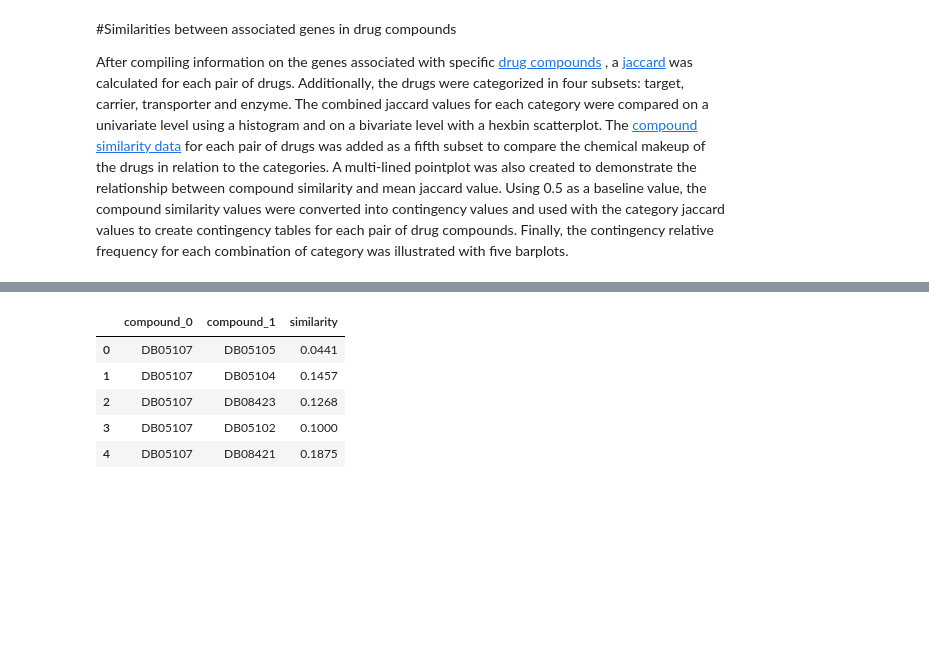
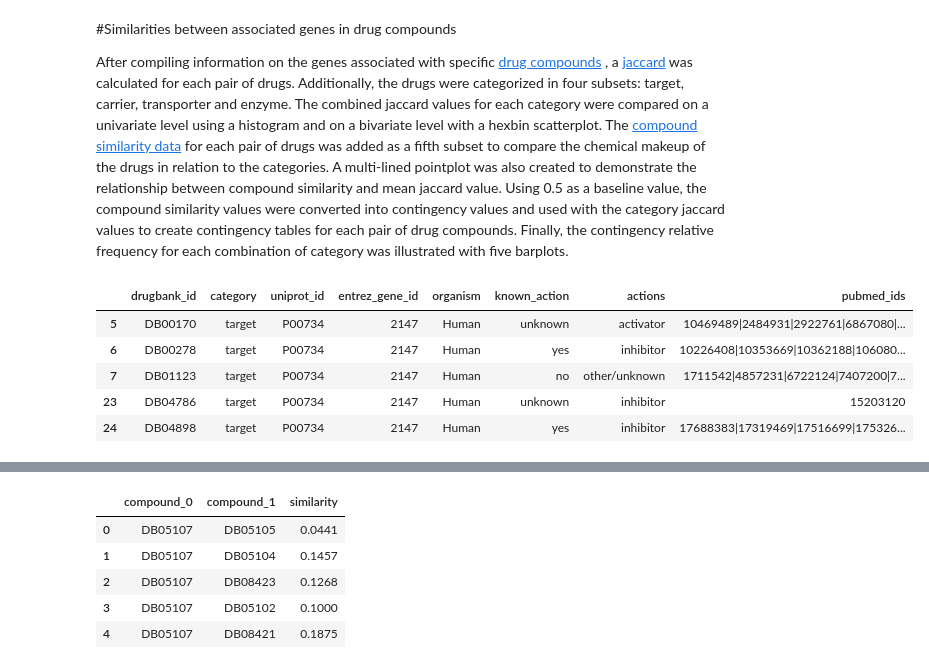
Before and after one commit to sabrinalchen/drugbank-similarity, a Jupyter notebook: similarities.ipynb, the cells around one changed output, grey strips where cells are left out. Saved outputs shown, nothing was run; the diff lists cells and outputs as text; code cells hidden in the pictures; blank space fills up the shorter version.

```diff
--- a/similarities.ipynb
+++ b/similarities.ipynb
@@ -17,18 +17,27 @@ import scipy
 # %%
 commit = '3e87872db5fca5ac427ce27464ab945c0ceb4ec6' #commit code is unique to this data
 
 # Read subset of DrugBank compounds
 url = 'https://raw.githubusercontent.com/dhimmel/drugbank/{}/data/drugbank-slim.tsv'.format(commit)
 drugbank_df = pandas.read_table(url)
 drugbank_df.head()
 
 # Read protein-compound relationships
 url = 'https://raw.githubusercontent.com/dhimmel/drugbank/{}/data/proteins.tsv'.format(commit)
 protein_df = pandas.read_table(url)
 
 # remove rows from protein_df whose drugbank_ids are not in the slim dataset
 protein_df = protein_df[protein_df.drugbank_id.isin(drugbank_df.drugbank_id)]
 categories = set(protein_df['category'])
+
+protein_df.head()
+# %% [output]
+|  | drugbank_id | category | uniprot_id | entrez_gene_id | organism | known_action | actions | pubmed_ids |
+| 5 | DB00170 | target | P00734 | 2147 | Human | unknown | activator | 10469489|2484931|2922761|6867080|... |
+| 6 | DB00278 | target | P00734 | 2147 | Human | yes | inhibitor | 10226408|10353669|10362188|106080... |
+| 7 | DB01123 | target | P00734 | 2147 | Human | no | other/unknown | 1711542|4857231|6722124|7407200|7... |
+| 23 | DB04786 | target | P00734 | 2147 | Human | unknown | inhibitor | 15203120 |
+| 24 | DB04898 | target | P00734 | 2147 | Human | yes | inhibitor | 17688383|17319469|17516699|175326... |
 # %%
 def jaccard(set_0, set_1):
     """Jaccard index with two inputs set_0 and set_1"""
```
Also changed, not shown: parts of 10 cells of this notebook.
